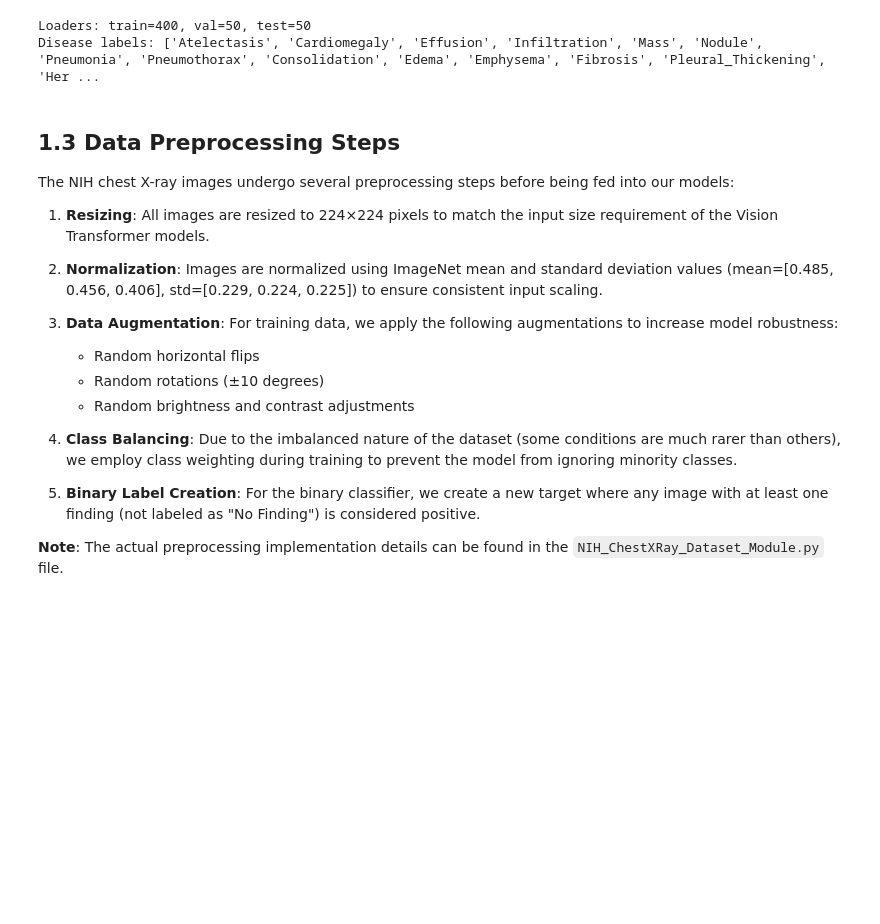
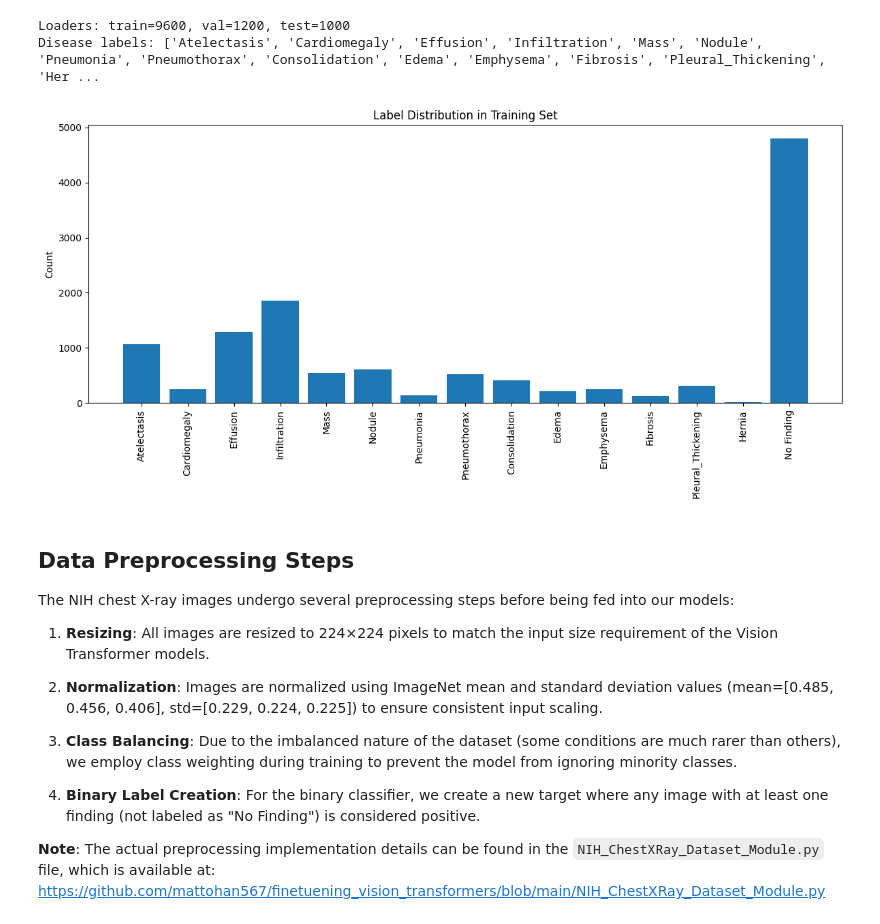
Before and after one commit to mattohan567/finetuening_vision_transformers, a Jupyter notebook: nih_hierarchical_vit.ipynb, the cells around one changed output. Cells and saved outputs as stored; diff of their text form; code cells hidden in the pictures; blank space fills up the shorter version.

```diff
--- a/nih_hierarchical_vit.ipynb
+++ b/nih_hierarchical_vit.ipynb
@@ -50,38 +80,39 @@ The NIH Chest X-ray dataset is a large public dataset of chest X-rays containing
 data_dir = "/content/drive/MyDrive/deep_learning_proj/data/nih_data"
 train_loader, val_loader, test_loader, class_weights = nih.get_nih_data_loaders(
     data_dir=data_dir,
     batch_size=128,
-    sample_size=500,  # Adjust sample size as needed
-    test_size=100,
+    sample_size=12000,  # Adjust sample size as needed
+    test_size=1000,
     balance=True,
     verbose=True
 )
 
 # Get disease labels (excluding "No Finding")
 disease_labels = [label for label in nih.NIHChestXRay.LABELS if label != "No Finding"]
 print(f"Disease labels: {disease_labels}")
 
 # Visualize class distribution
 def count_labels(loader):
     counts = {label: 0 for label in nih.NIHChestXRay.LABELS}
     for _, labels_batch in loader:
         for i, label in enumerate(nih.NIHChestXRay.LABELS):
             counts[label] += labels_batch[:, i].sum().item()
     return counts
 
 label_counts = count_labels(train_loader)
 plt.figure(figsize=(12, 6))
 plt.bar(label_counts.keys(), label_counts.values())
 plt.xticks(rotation=90)
 plt.title("Label Distribution in Training Set")
 plt.ylabel("Count")
 plt.tight_layout()
 plt.show()
 # %% [output]
-Loaders: train=400, val=50, test=50
+Loaders: train=9600, val=1200, test=1000
 Disease labels: ['Atelectasis', 'Cardiomegaly', 'Effusion', 'Infiltration', 'Mass', 'Nodule', 'Pneumonia', 'Pneumothorax', 'Consolidation', 'Edema', 'Emphysema', 'Fibrosis', 'Pleural_Thickening', 'Her ...
+[figure, added]
 # %% [markdown]
-## 1.3 Data Preprocessing Steps
+## Data Preprocessing Steps
 
 The NIH chest X-ray images undergo several preprocessing steps before being fed into our models:
 
@@ -89,14 +120,10 @@ The NIH chest X-ray images undergo several preprocessing steps before being fed
 
 2. **Normalization**: Images are normalized using ImageNet mean and standard deviation values (mean=[0.485, 0.456, 0.406], std=[0.229, 0.224, 0.225]) to ensure consistent input scaling.
 
-3. **Data Augmentation**: For training data, we apply the following augmentations to increase model robustness:
-   - Random horizontal flips
-   - Random rotations (±10 degrees)
-   - Random brightness and contrast adjustments
 
 4. **Class Balancing**: Due to the imbalanced nature of the dataset (some conditions are much rarer than others), we employ class weighting during training to prevent the model from ignoring minority classes.
 
 5. **Binary Label Creation**: For the binary classifier, we create a new target where any image with at least one finding (not labeled as "No Finding") is considered positive.
 
-**Note**: The actual preprocessing implementation details can be found in the `NIH_ChestXRay_Dataset_Module.py` file.
+**Note**: The actual preprocessing implementation details can be found in the `NIH_ChestXRay_Dataset_Module.py` file, which is available at: https://github.com/mattohan567/finetuening_vision_transformers/blob/main/NIH_ChestXRay_Dataset_Module.py
 # %% [markdown]
```
Also changed, not shown: parts of 32 cells of this notebook, 3 other files.
